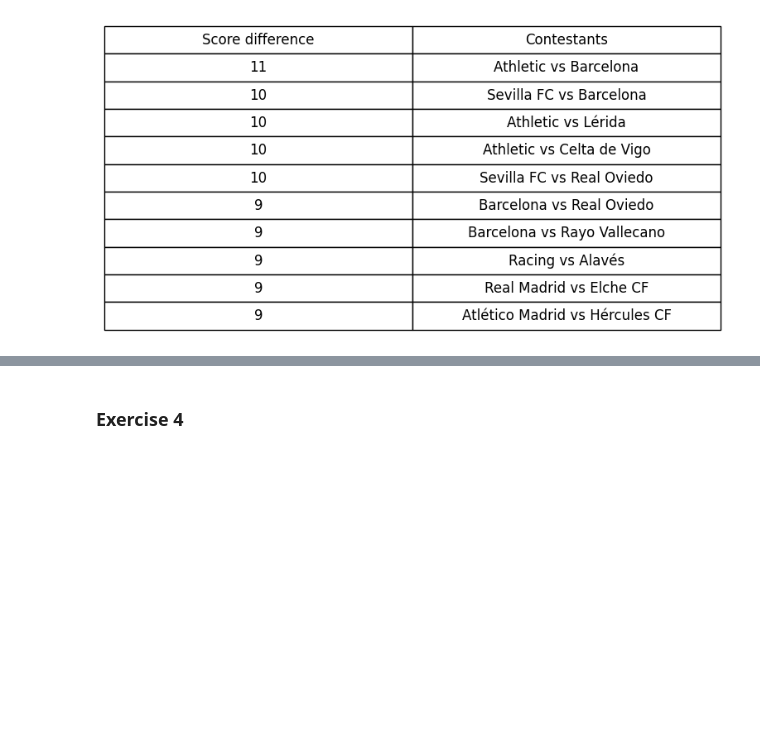
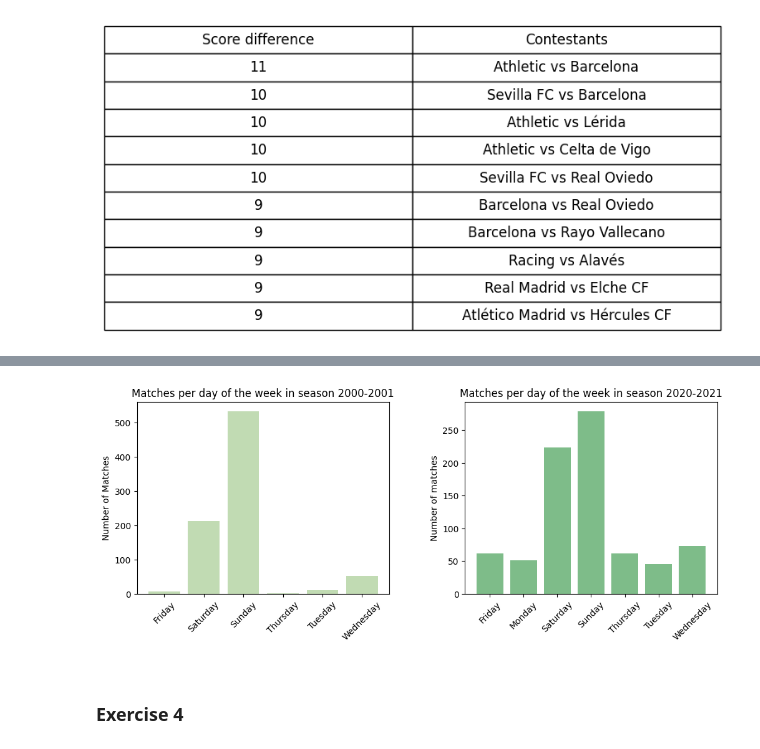
Before and after one commit to coders-unidas/la-quiniela, a Jupyter notebook: analysis/data_analysis.ipynb, the cells around one changed output, grey strips where cells are left out. Saved outputs shown, nothing was run; the diff lists cells and outputs as text; code cells hidden in the pictures; blank space fills up the shorter version.

```diff
--- a/analysis/data_analysis.ipynb
+++ b/analysis/data_analysis.ipynb
@@ -103,13 +105,0 @@ As can be seen in the bar plots below, this seems to indeed be the case if we co
-# %%
-df['date'] = pd.to_datetime(df['date'], format='%m/%d/%y')
-df['day_of_week'] = df['date'].dt.day_name()
-
-day_of_week_counts = df['day_of_week'].value_counts().sort_index()
-
-plt.bar(day_of_week_counts.index, day_of_week_counts)
-plt.xlabel('Day of the Week')
-plt.ylabel('Count')
-plt.title('Events by Day of the Week')
-plt.show()
-
-df.head()
@@ -124,3 +106,40 @@ df.head()
+# %%
+# Convert the 'date' column to datetime
+df['date'] = pd.to_datetime(df['date'], format='%m/%d/%y')
+
+# Create two subplots side by side
+fig, axes = plt.subplots(1, 2, figsize=(12, 4))
+
+# Filter and plot data for 2000-2001
+plt.subplot(1, 2, 1)
+start_date_2000 = pd.Timestamp('2000-01-01')
+end_date_2000 = pd.Timestamp('2000-12-31')
+df_2000 = df[(df['date'] >= start_date_2000) & (df['date'] <= end_date_2000)]
+day_of_week_counts_2000 = df_2000['date'].dt.day_name().value_counts().sort_index()
+plt.bar(day_of_week_counts_2000.index, day_of_week_counts_2000, color='#c1dbb3')
+plt.xlabel(' ')
+plt.ylabel('Number of Matches')
+plt.title('Matches per day of the week in season 2000-2001')
+plt.tick_params(axis='x', rotation=45)
+
+# Filter and plot data for 2020-2021
+plt.subplot(1, 2, 2)
+start_date_2020 = pd.Timestamp('2020-01-01')
+end_date_2021 = pd.Timestamp('2020-12-31')
+df_2020 = df[(df['date'] >= start_date_2020) & (df['date'] <= end_date_2021)]
+day_of_week_counts_2020 = df_2020['date'].dt.day_name().value_counts().sort_index()
+plt.bar(day_of_week_counts_2020.index, day_of_week_counts_2020, color='#7ebc89')
+plt.xlabel(' ')
+plt.ylabel('Number of matches')
+plt.title('Matches per day of the week in season 2020-2021')
+plt.tick_params(axis='x', rotation=45)
+
+# Adjust spacing between subplots
+plt.subplots_adjust(wspace=0.3)  # add space between subplots
+
+plt.show()
+# %% [output]
+[figure, added]
 # %% [markdown]
 ### Exercise 4
 # %% [markdown]
```
Also changed, not shown: parts of 3 cells of this notebook.
